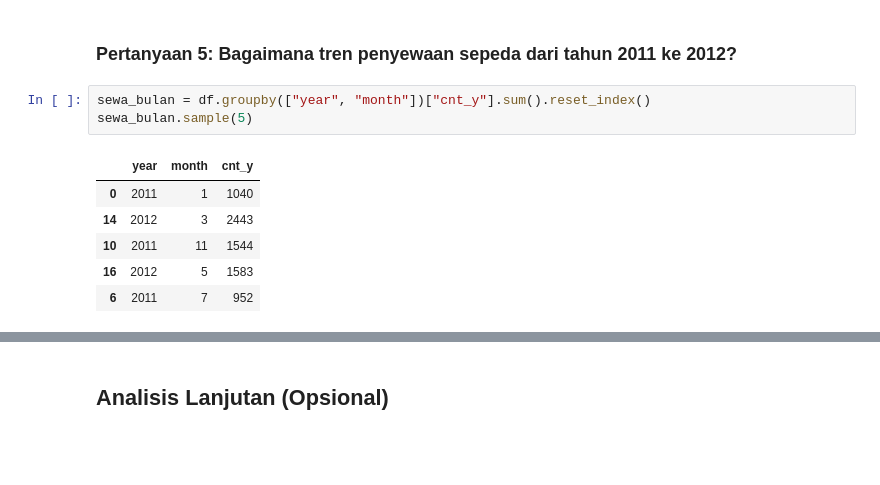
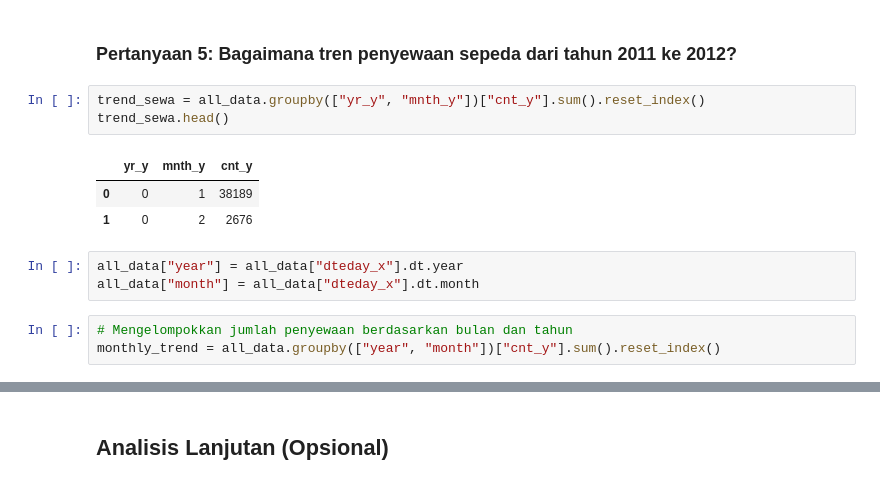
Before and after one commit to desssti06/desti-bike-sharing-analysis, a Jupyter notebook: notebook.ipynb, the cells around one changed output, grey strips where cells are left out. Saved outputs shown, nothing was run; the diff lists cells and outputs as text; blank space fills up the shorter version.

```diff
--- a/notebook.ipynb
+++ b/notebook.ipynb
@@ -717,13 +707,16 @@ plt.show()
 3. Korelasi positif sangat lemah antara suhu dan kelembaban. Artinya, suhu sedikit berhubungan dengan kelembaban, tetapi tidak signifikan.
 # %% [markdown]
 ### Pertanyaan 5: Bagaimana tren penyewaan sepeda dari tahun 2011 ke 2012?
-# %%
-sewa_bulan = df.groupby(["year", "month"])["cnt_y"].sum().reset_index()
-sewa_bulan.sample(5)
-# %% [output]
-|  | year | month | cnt_y |
-| 0 | 2011 | 1 | 1040 |
-| 14 | 2012 | 3 | 2443 |
-| 10 | 2011 | 11 | 1544 |
-| 16 | 2012 | 5 | 1583 |
-| 6 | 2011 | 7 | 952 |
+# %%
+trend_sewa = all_data.groupby(["yr_y", "mnth_y"])["cnt_y"].sum().reset_index()
+trend_sewa.head()
+# %% [output]
+|  | yr_y | mnth_y | cnt_y |
+| 0 | 0 | 1 | 38189 |
+| 1 | 0 | 2 | 2676 |
+# %%
+all_data["year"] = all_data["dteday_x"].dt.year
+all_data["month"] = all_data["dteday_x"].dt.month
+# %%
+# Mengelompokkan jumlah penyewaan berdasarkan bulan dan tahun
+monthly_trend = all_data.groupby(["year", "month"])["cnt_y"].sum().reset_index()
```
Also changed, not shown: parts of 24 cells of this notebook, 5 other files.
